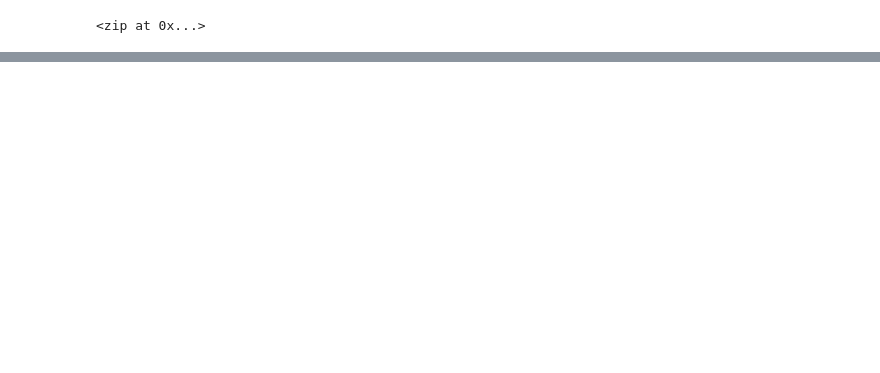
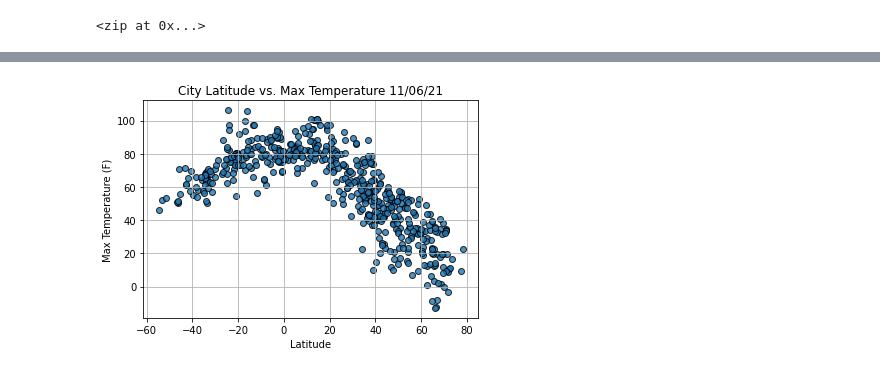
Before and after one commit to michalyn97/World_Weather_Analysis, a Jupyter notebook: WeatherPy.ipynb, the cells around one changed output, grey strips where cells are left out. Drawn from its saved outputs; the diff is of its cells as text; code cells hidden in the pictures; blank space fills up the shorter version.

```diff
--- a/WeatherPy.ipynb
+++ b/WeatherPy.ipynb
@@ -21,0 +22,3 @@ coordinates = list(lat_lngs)
+# %%
+url = "http://api.openweathermap.org/data/2.5/weather?units=Imperial&APPID=" + weather_api_key
+print(url)
@@ -162,0 +168,27 @@ city_data_df.to_csv(output_data_file, index_label="City_ID")
+# %%
+# Extract relevant fields from the DataFrame for plotting.
+lats = city_data_df["Lat"]
+max_temps = city_data_df["Max Temp"]
+humidity = city_data_df["Humidity"]
+cloudiness = city_data_df["Cloudiness"]
+wind_speed = city_data_df["Wind Speed"]
+# %%
+#import time module
+import time
+
+#build the scatter plot for latitude and max temperature
+plt.scatter(lats, max_temps, edgecolor="black", linewidth=1, marker="o", alpha=0.8, label="Cities")
+
+#incorporate the other graph properties
+plt.title(f"City Latitude vs. Max Temperature "+ time.strftime("%x"))
+plt.ylabel("Max Temperature (F)")
+plt.xlabel("Latitude")
+plt.grid(True)
+
+# Save the figure.
+plt.savefig("World_Weather_Analysis/Fig1.png")
+
+# Show plot.
+plt.show()
+# %% [output]
+[figure, added]
```
Also changed, not shown: parts of 32 cells of this notebook.
